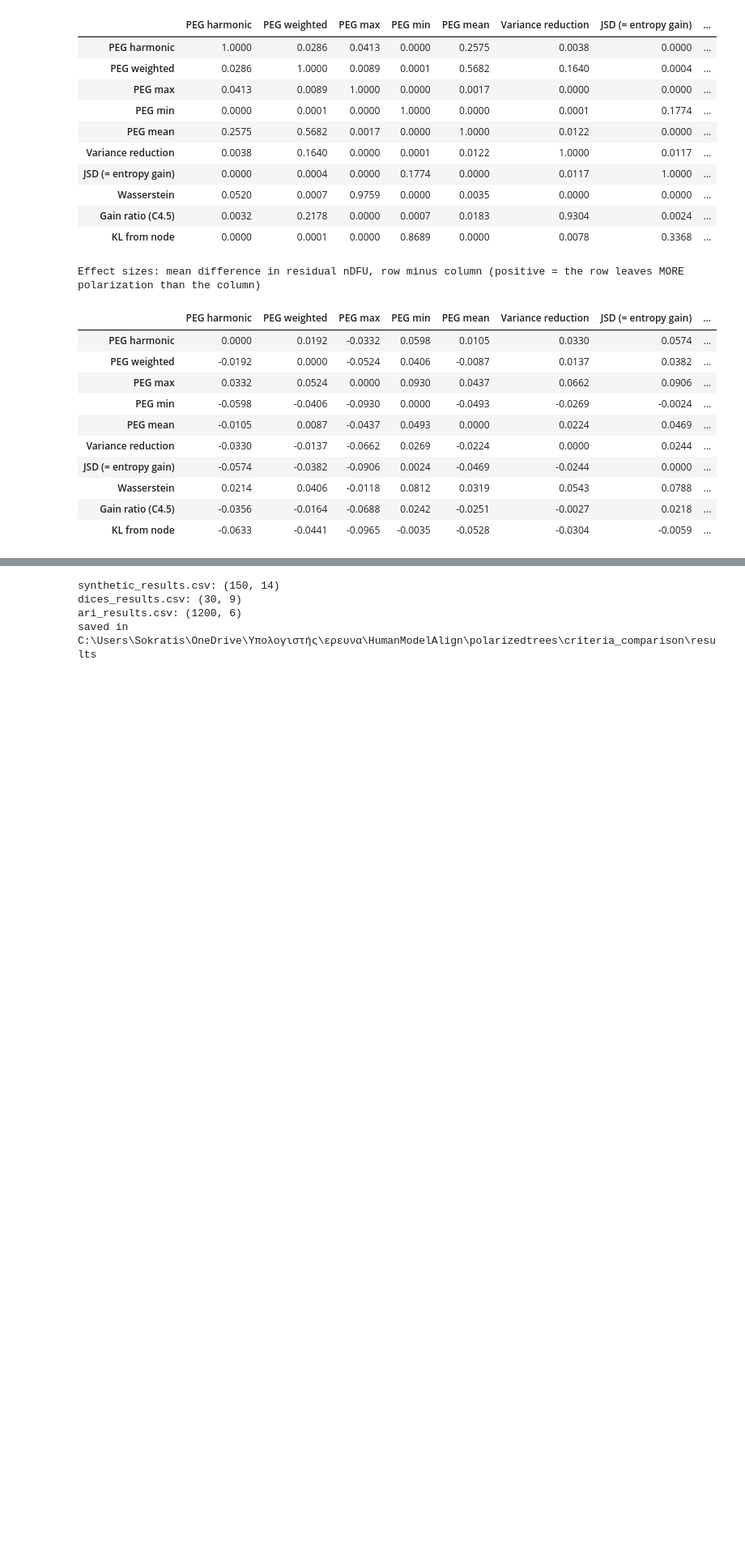
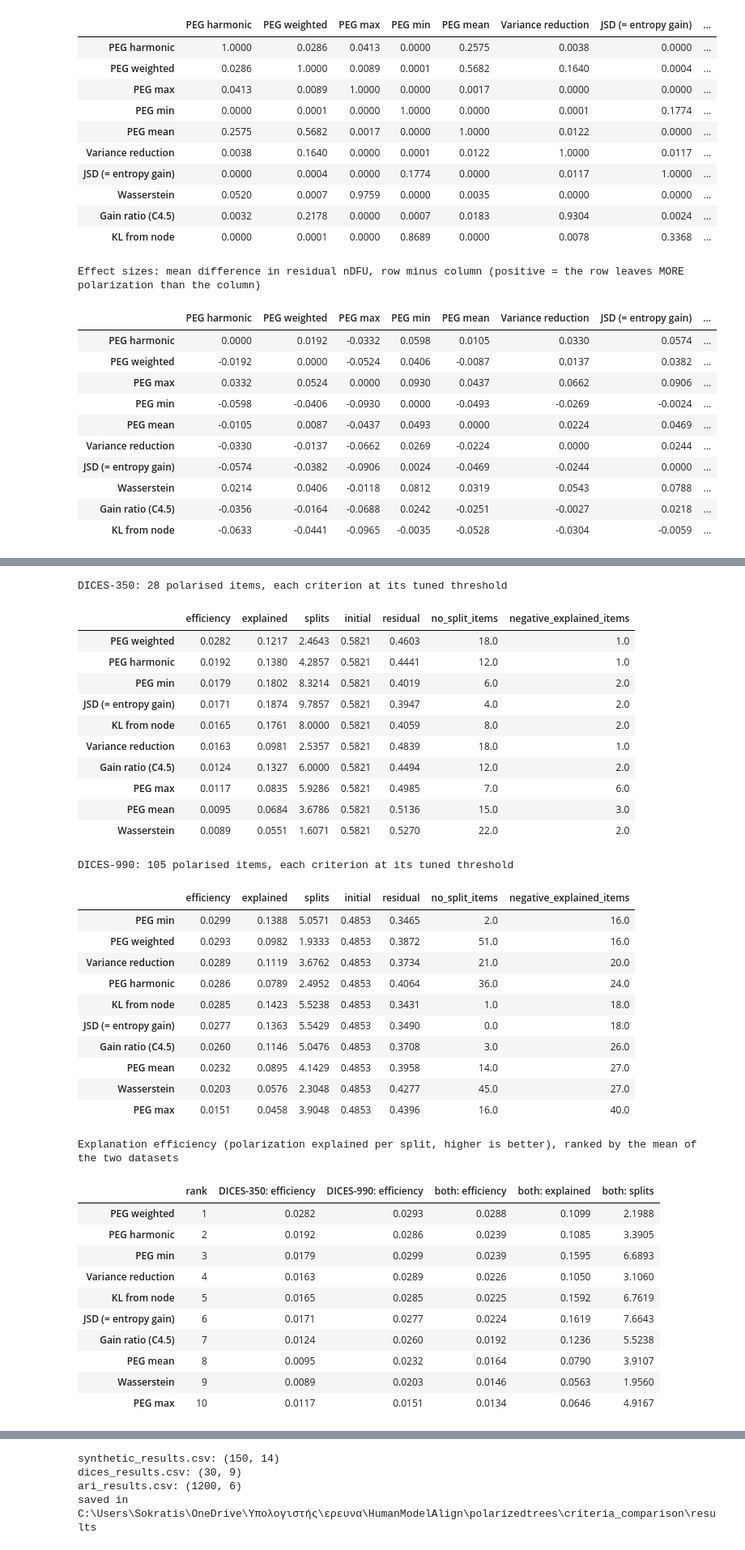
Before and after one commit to Swkratis210204/polartox, a Jupyter notebook: criteria_comparison/criteria_comparison.ipynb, the cells around one changed output, grey strips where cells are left out. Shown at 81% size. Drawn from its saved outputs; the diff is of its cells as text; code cells hidden in the pictures; blank space fills up the shorter version.

```diff
--- a/criteria_comparison/criteria_comparison.ipynb
+++ b/criteria_comparison/criteria_comparison.ipynb
@@ -1010,0 +1025,76 @@ Effect sizes: mean difference in residual nDFU, row minus column (positive = the
+# %%
+def item_efficiency(name, c):
+    """per-item initial, residual, explained, splits and efficiency of criterion c, from the trees of section 4"""
+    rows = []
+    for t in dices[name]["retained"]:
+        tr = dices_trees[name][c][t]
+        y = dices[name]["items"][t]["y"]
+        initial = float(ndfu_c(np.bincount(y - 1, minlength=D_SCALE)))
+        residual = sum(n * nd for n, nd in tr["leaves"]) / sum(n for n, _ in tr["leaves"])
+        splits = sum(v is not None for v in tr["decisions"].values())
+        explained = initial - residual
+        eff = 0.0 if (splits == 0 or explained <= 0) else explained / splits
+        rows.append(dict(item=t, initial=initial, residual=residual, explained=explained, splits=splits, efficiency=eff))
+    return pd.DataFrame(rows).set_index("item")
+
+
+efficiency_items, efficiency_table = {}, {}
+if RUN_DICES:
+    for name in dices:
+        efficiency_items[name] = {c: item_efficiency(name, c) for c in CRITERIA}
+        efficiency_table[name] = pd.DataFrame({
+            c: dict(efficiency=df["efficiency"].mean(), explained=df["explained"].mean(), splits=df["splits"].mean(),
+                    initial=df["initial"].mean(), residual=df["residual"].mean(),
+                    no_split_items=int((df["splits"] == 0).sum()), negative_explained_items=int((df["explained"] < 0).sum()))
+            for c, df in efficiency_items[name].items()}).T
+        print(f"{name}: {len(dices[name]['retained'])} polarised items, each criterion at its tuned threshold")
+        display(efficiency_table[name].sort_values("efficiency", ascending=False).round(4))
+
+    summary = pd.DataFrame({
+        **{f"{n}: efficiency": t["efficiency"] for n, t in efficiency_table.items()},
+        "both: efficiency": pd.concat([t["efficiency"] for t in efficiency_table.values()], axis=1).mean(axis=1),
+        "both: explained": pd.concat([t["explained"] for t in efficiency_table.values()], axis=1).mean(axis=1),
+        "both: splits": pd.concat([t["splits"] for t in efficiency_table.values()], axis=1).mean(axis=1)})
+    summary = summary.sort_values("both: efficiency", ascending=False)
+    summary.insert(0, "rank", range(1, len(summary) + 1))
+    print("\nExplanation efficiency (polarization explained per split, higher is better), ranked by the mean of the two datasets")
+    display(summary.round(4))
+else:
+    print("DICES files not found: section 7 is skipped.")
+# %% [output]
+DICES-350: 28 polarised items, each criterion at its tuned threshold
+|  | efficiency | explained | splits | initial | residual | no_split_items | negative_explained_items |
+| PEG weighted | 0.0282 | 0.1217 | 2.4643 | 0.5821 | 0.4603 | 18.0 | 1.0 |
+| PEG harmonic | 0.0192 | 0.1380 | 4.2857 | 0.5821 | 0.4441 | 12.0 | 1.0 |
+| PEG min | 0.0179 | 0.1802 | 8.3214 | 0.5821 | 0.4019 | 6.0 | 2.0 |
+| JSD (= entropy gain) | 0.0171 | 0.1874 | 9.7857 | 0.5821 | 0.3947 | 4.0 | 2.0 |
+| KL from node | 0.0165 | 0.1761 | 8.0000 | 0.5821 | 0.4059 | 8.0 | 2.0 |
+| Variance reduction | 0.0163 | 0.0981 | 2.5357 | 0.5821 | 0.4839 | 18.0 | 1.0 |
+| Gain ratio (C4.5) | 0.0124 | 0.1327 | 6.0000 | 0.5821 | 0.4494 | 12.0 | 2.0 |
+| PEG max | 0.0117 | 0.0835 | 5.9286 | 0.5821 | 0.4985 | 7.0 | 6.0 |
+| PEG mean | 0.0095 | 0.0684 | 3.6786 | 0.5821 | 0.5136 | 15.0 | 3.0 |
+| Wasserstein | 0.0089 | 0.0551 | 1.6071 | 0.5821 | 0.5270 | 22.0 | 2.0 |
+DICES-990: 105 polarised items, each criterion at its tuned threshold
+|  | efficiency | explained | splits | initial | residual | no_split_items | negative_explained_items |
+| PEG min | 0.0299 | 0.1388 | 5.0571 | 0.4853 | 0.3465 | 2.0 | 16.0 |
+| PEG weighted | 0.0293 | 0.0982 | 1.9333 | 0.4853 | 0.3872 | 51.0 | 16.0 |
+| Variance reduction | 0.0289 | 0.1119 | 3.6762 | 0.4853 | 0.3734 | 21.0 | 20.0 |
+| PEG harmonic | 0.0286 | 0.0789 | 2.4952 | 0.4853 | 0.4064 | 36.0 | 24.0 |
+| KL from node | 0.0285 | 0.1423 | 5.5238 | 0.4853 | 0.3431 | 1.0 | 18.0 |
+| JSD (= entropy gain) | 0.0277 | 0.1363 | 5.5429 | 0.4853 | 0.3490 | 0.0 | 18.0 |
+| Gain ratio (C4.5) | 0.0260 | 0.1146 | 5.0476 | 0.4853 | 0.3708 | 3.0 | 26.0 |
+| PEG mean | 0.0232 | 0.0895 | 4.1429 | 0.4853 | 0.3958 | 14.0 | 27.0 |
+| Wasserstein | 0.0203 | 0.0576 | 2.3048 | 0.4853 | 0.4277 | 45.0 | 27.0 |
+| PEG max | 0.0151 | 0.0458 | 3.9048 | 0.4853 | 0.4396 | 16.0 | 40.0 |
+Explanation efficiency (polarization explained per split, higher is better), ranked by the mean of the two datasets
+|  | rank | DICES-350: efficiency | DICES-990: efficiency | both: efficiency | both: explained | both: splits |
+| PEG weighted | 1 | 0.0282 | 0.0293 | 0.0288 | 0.1099 | 2.1988 |
+| PEG harmonic | 2 | 0.0192 | 0.0286 | 0.0239 | 0.1085 | 3.3905 |
+| PEG min | 3 | 0.0179 | 0.0299 | 0.0239 | 0.1595 | 6.6893 |
+| Variance reduction | 4 | 0.0163 | 0.0289 | 0.0226 | 0.1050 | 3.1060 |
+| KL from node | 5 | 0.0165 | 0.0285 | 0.0225 | 0.1592 | 6.7619 |
+| JSD (= entropy gain) | 6 | 0.0171 | 0.0277 | 0.0224 | 0.1619 | 7.6643 |
+| Gain ratio (C4.5) | 7 | 0.0124 | 0.0260 | 0.0192 | 0.1236 | 5.5238 |
+| PEG mean | 8 | 0.0095 | 0.0232 | 0.0164 | 0.0790 | 3.9107 |
+| Wasserstein | 9 | 0.0089 | 0.0203 | 0.0146 | 0.0563 | 1.9560 |
+| PEG max | 10 | 0.0117 | 0.0151 | 0.0134 | 0.0646 | 4.9167 |
```
Also changed, not shown: parts of 8 cells of this notebook.
